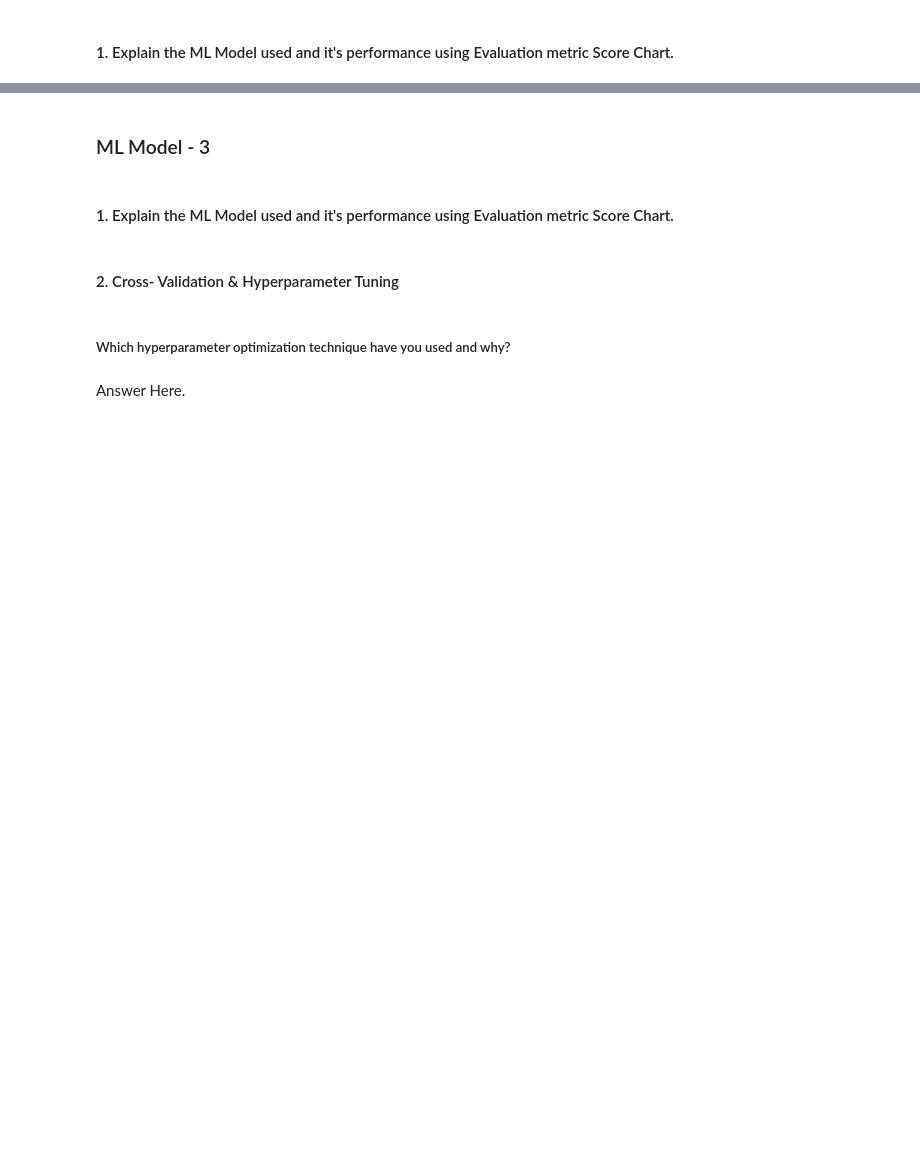
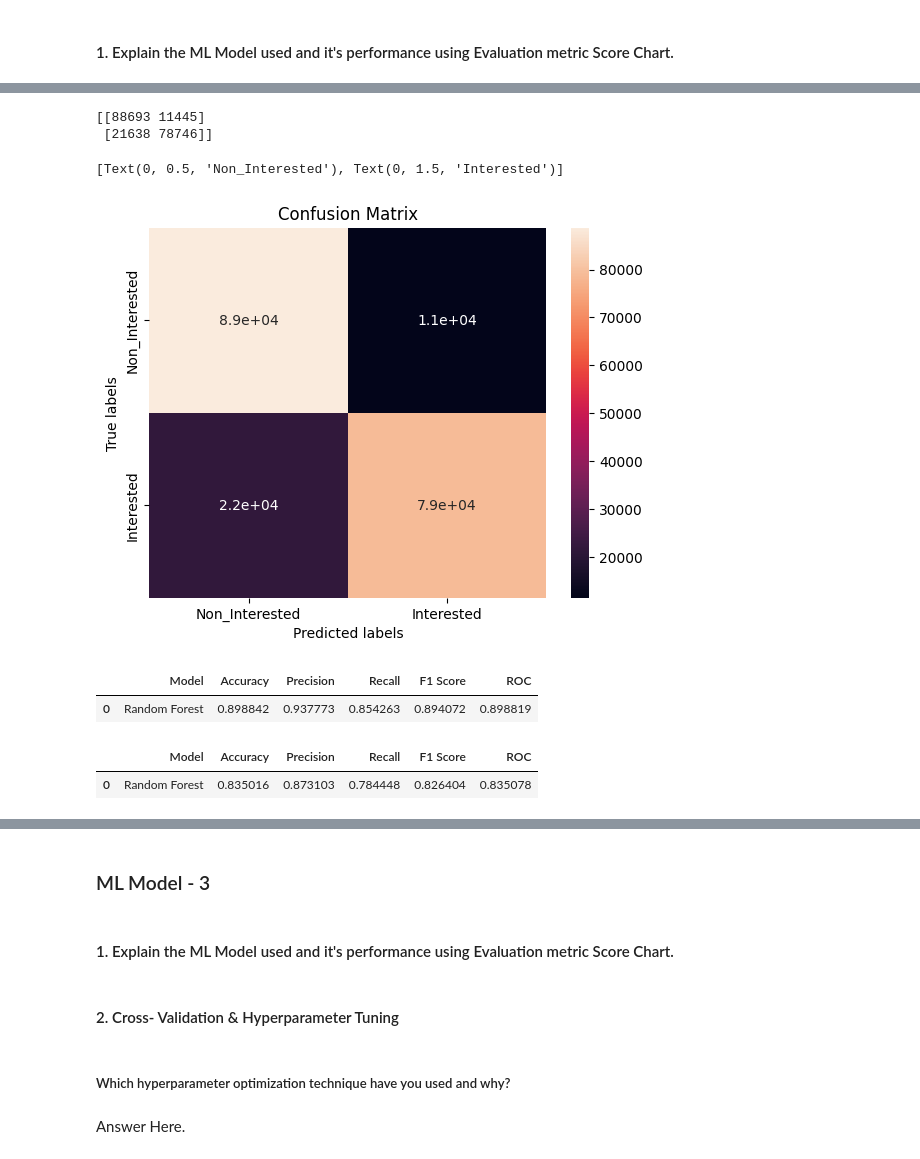
Before and after one commit to saidul-mondal-au7/health_insurance_cross_sell_prediction, a Jupyter notebook: health_insurance_cross_sell_prediction.ipynb, the cells around one changed output, grey strips where cells are left out. Drawn from its saved outputs; the diff is of its cells as text; code cells hidden in the pictures; blank space fills up the shorter version.

```diff
--- a/health_insurance_cross_sell_prediction.ipynb
+++ b/health_insurance_cross_sell_prediction.ipynb
@@ -1212,0 +1261,47 @@ Answer Here.
+# %%
+# Get the confusion matrix test
+
+labels = ['Non_Interested', 'Interested']
+cm = confusion_matrix(y_test, test_class_preds)
+print(cm)
+
+ax= plt.subplot()
+sns.heatmap(cm, annot=True, ax = ax) #annot=True to annotate cells
+
+# labels, title and ticks
+ax.set_xlabel('Predicted labels')
+ax.set_ylabel('True labels')
+ax.set_title('Confusion Matrix')
+ax.xaxis.set_ticklabels(labels)
+ax.yaxis.set_ticklabels(labels)
+# %% [output]
+[[88693 11445]
+ [21638 78746]]
+[Text(0, 0.5, 'Non_Interested'), Text(0, 1.5, 'Interested')]
+[figure, added]
+# %%
+kn_train_roc=roc_auc_score(y_train, train_class_preds)
+kn_train_acc = accuracy_score(y_train, train_class_preds)
+kn_train_prec = precision_score(y_train, train_class_preds)
+kn_train_rec = recall_score(y_train, train_class_preds)
+kn_train_f1 = f1_score(y_train, train_class_preds)
+
+results = pd.DataFrame([['Random Forest', kn_train_acc,kn_train_prec,kn_train_rec, kn_train_f1,kn_train_roc]],
+               columns = ['Model', 'Accuracy', 'Precision', 'Recall', 'F1 Score','ROC'])
+results
+# %% [output]
+|  | Model | Accuracy | Precision | Recall | F1 Score | ROC |
+| 0 | Random Forest | 0.898842 | 0.937773 | 0.854263 | 0.894072 | 0.898819 |
+# %%
+kn_test_roc=roc_auc_score(y_test, test_class_preds)
+kn_test_acc = accuracy_score(y_test, test_class_preds)
+kn_test_prec = precision_score(y_test, test_class_preds)
+kn_test_rec = recall_score(y_test, test_class_preds)
+kn_test_f1 = f1_score(y_test, test_class_preds)
+
+results = pd.DataFrame([['Random Forest', kn_test_acc,kn_test_prec,kn_test_rec, kn_test_f1,kn_test_roc]],
+               columns = ['Model', 'Accuracy', 'Precision', 'Recall', 'F1 Score','ROC'])
+results
+# %% [output]
+|  | Model | Accuracy | Precision | Recall | F1 Score | ROC |
+| 0 | Random Forest | 0.835016 | 0.873103 | 0.784448 | 0.826404 | 0.835078 |
```
Also changed, not shown: parts of 31 cells of this notebook.
